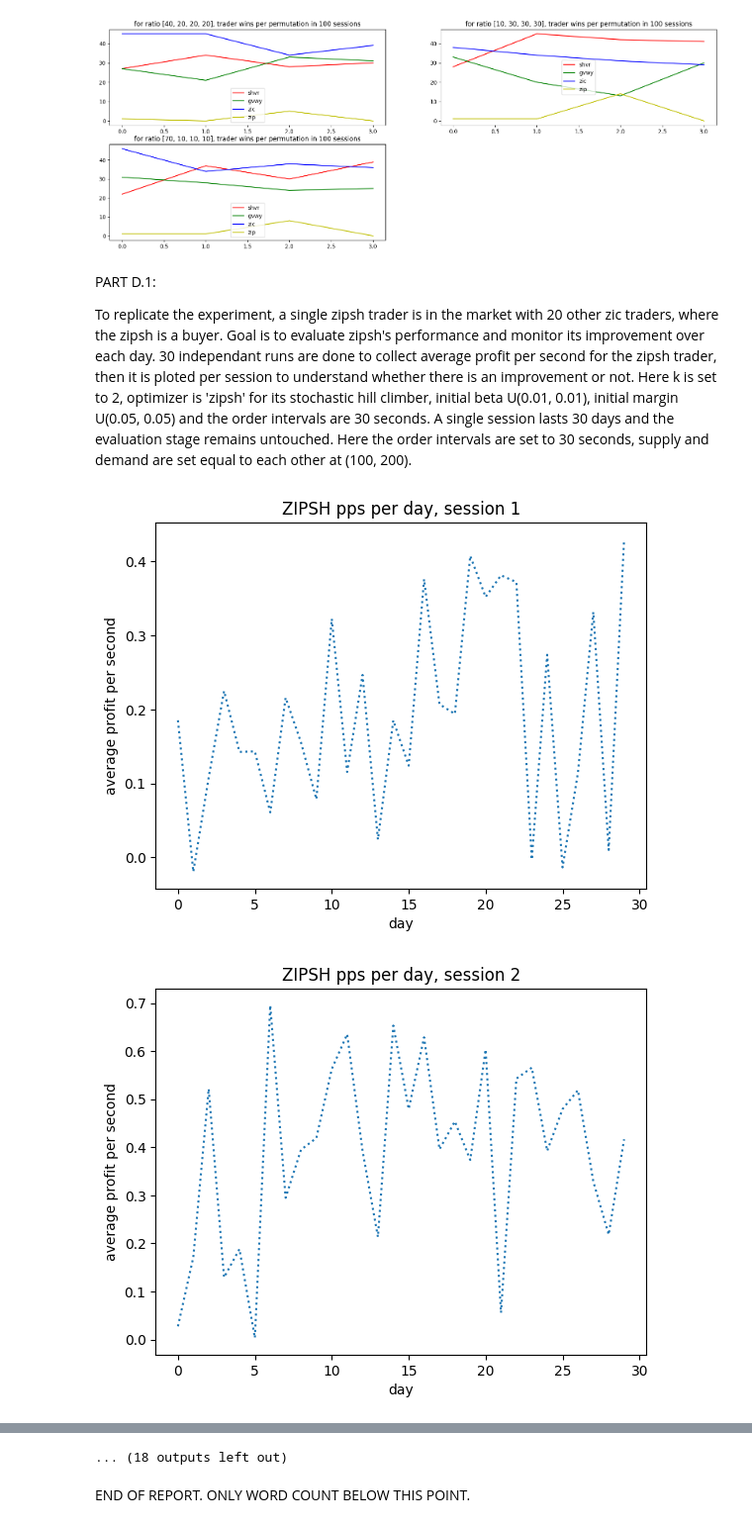
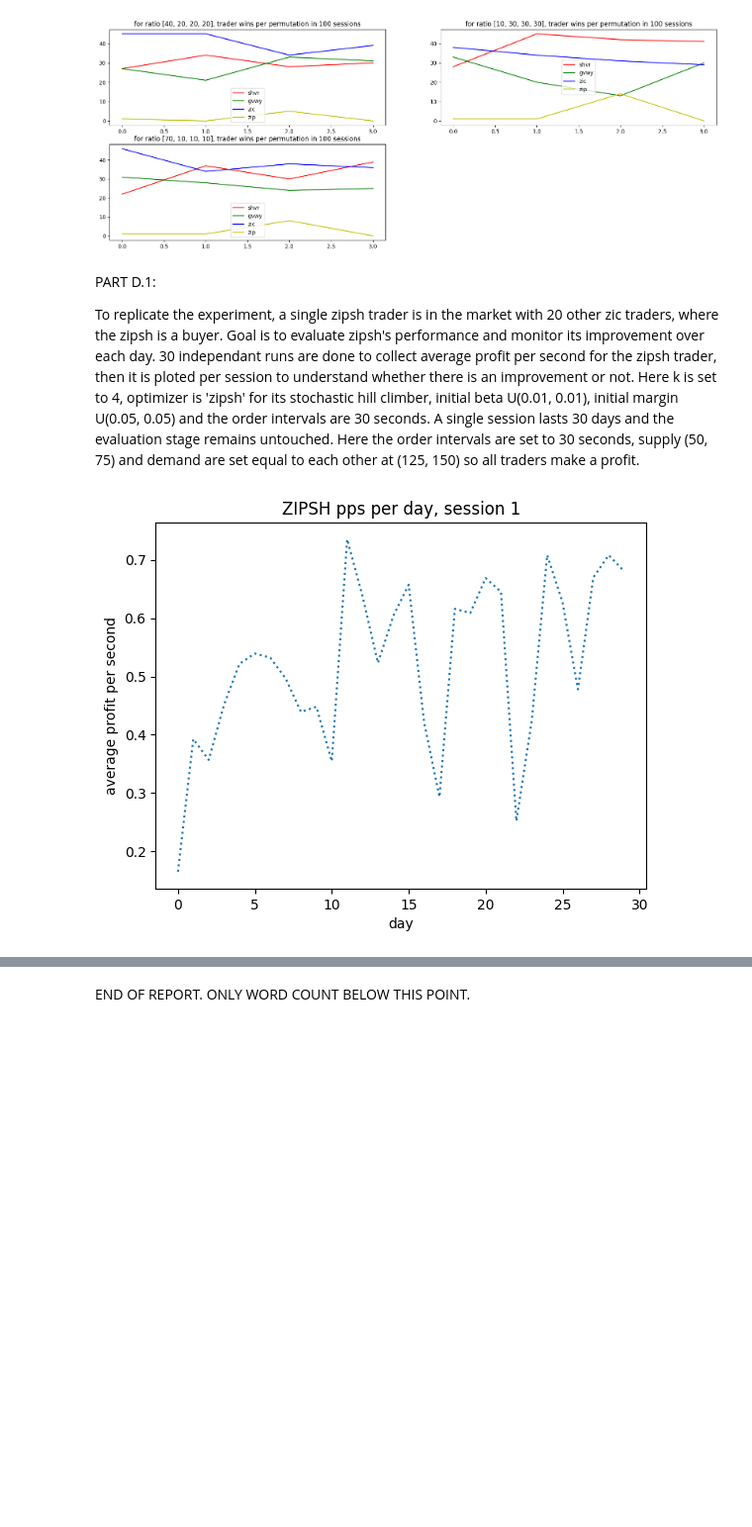
Before and after one commit to RadShiadeh/fintech-CW, a Jupyter notebook: CW-IEFT-template.ipynb, the cells around one changed output, grey strips where cells are left out. Shown at 99% size. Saved outputs shown, nothing was run; the diff lists cells and outputs as text; code cells hidden in the pictures; blank space fills up the shorter version.

```diff
--- a/CW-IEFT-template.ipynb
+++ b/CW-IEFT-template.ipynb
@@ -140,22 +140,21 @@ plot_wins_4(res_40100, t1, res_10_100, t2, res_70_100, t3)
 # %% [markdown]
 PART D.1:
 
-To replicate the experiment, a single zipsh trader is in the market with 20 other zic traders, where the zipsh is a buyer. Goal is to evaluate zipsh's performance and monitor its improvement over each day. 30 independant runs are done to collect average profit per second for the zipsh trader, then it is ploted per session to understand whether there is an improvement or not. Here k is set to 2, optimizer is 'zipsh' for its stochastic hill climber, initial beta U(0.01, 0.01), initial margin U(0.05, 0.05) and the order intervals are 30 seconds. A single session lasts 30 days and the evaluation stage remains untouched. Here the order intervals are set to 30 seconds, supply and demand are set equal to each other at (100, 200).
+To replicate the experiment, a single zipsh trader is in the market with 20 other zic traders, where the zipsh is a buyer. Goal is to evaluate zipsh's performance and monitor its improvement over each day. 30 independant runs are done to collect average profit per second for the zipsh trader, then it is ploted per session to understand whether there is an improvement or not. Here k is set to 4, optimizer is 'zipsh' for its stochastic hill climber, initial beta U(0.01, 0.01), initial margin U(0.05, 0.05) and the order intervals are 30 seconds. A single session lasts 30 days and the evaluation stage remains untouched. Here the order intervals are set to 30 seconds, supply (50, 75) and demand are set equal to each other at (125, 150) so all traders make a profit.
 # %%
 #30 sessions, start=0 end= 60*60*24*30 (30 days)
 n = 30
 start_time=0
 end_time=60*60*24*30
-supply=(100, 200)
-buy=(100, 200)
+supply=(50, 75)
+buy=(125, 150)
 zipsh_profit, zic_profit, avg_pps_total, total_avg_profit_perS = run_market_sim_D("replicate", n, supply, buy, start_time, end_time, "replicate_avg_balance.csv")
 # %%
 for i in range(len(total_avg_profit_perS)):
-    plt.scatter(total_avg_profit_perS[i], ':')
+    plt.plot(total_avg_profit_perS[i], ':')
     plt.xlabel("day")
     plt.ylabel("average profit per second")
     plt.title("ZIPSH pps per day, session "+str(i+1))
     plt.show()
 # %% [output]
-[figure, old version]
+[figure, new version]
-[figure, removed]
@@ -172,4 +161,3 @@ for i in range(len(total_avg_profit_perS)):
-... (18 outputs left out)
 # %% [markdown]
 END OF REPORT. ONLY WORD COUNT BELOW THIS POINT.
 # %%
```
Also changed, not shown: parts of 2 cells of this notebook, 4 other files.
